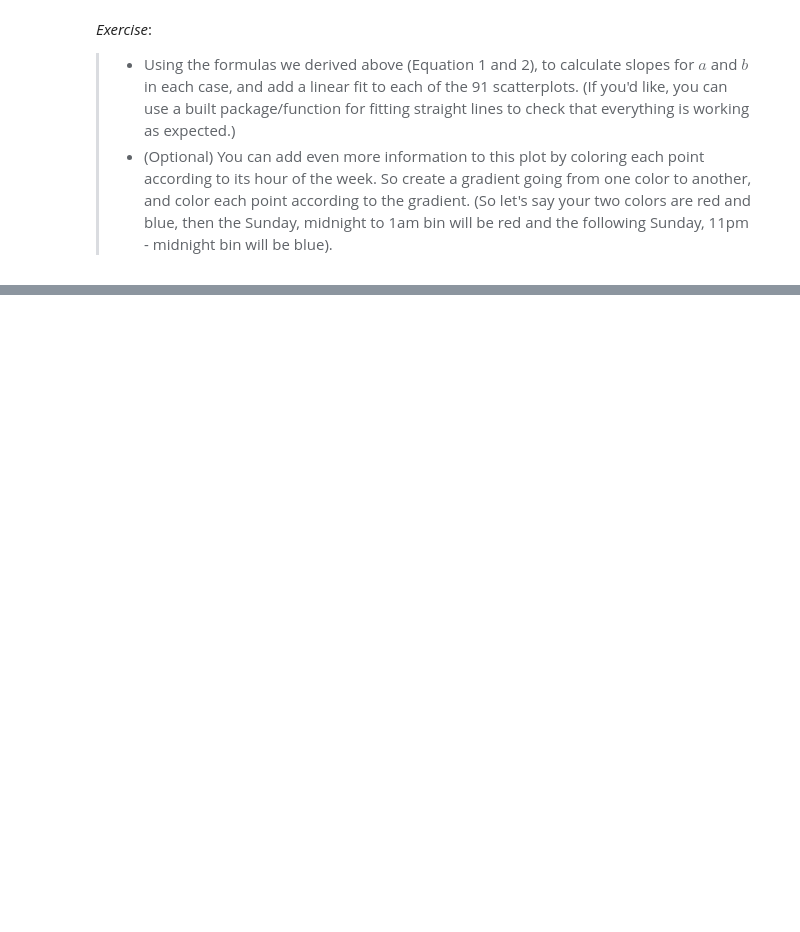
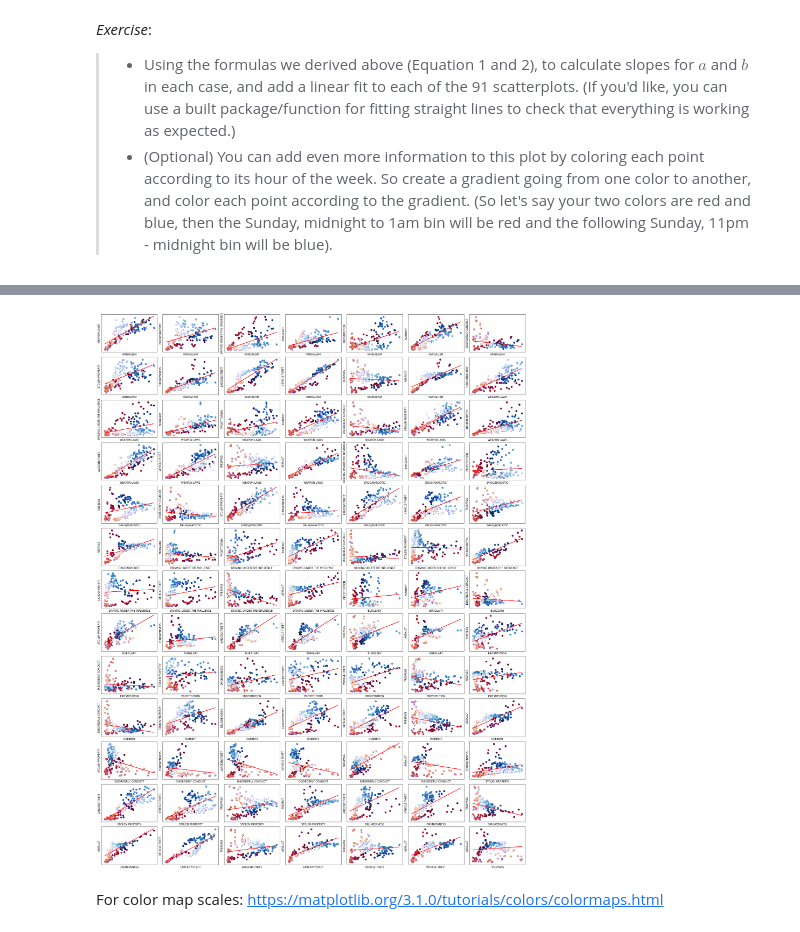
Before and after one commit to IncioMan/socialdata, a Jupyter notebook: Week5/Alex.ipynb, the cells around one changed output, grey strips where cells are left out. Cells and saved outputs as stored; diff of their text form; code cells hidden in the pictures; blank space fills up the shorter version.

```diff
--- a/Week5/Alex.ipynb
+++ b/Week5/Alex.ipynb
@@ -325,3 +346,34 @@ Aaaand we're done.
+# %%
+fig, axes = plt.subplots(nrows=13, ncols=7, figsize=(30,40))
+fig.subplots_adjust(hspace=0.13, wspace=0.1)
+visited_crimes = set()
+
+j = 0
+for crime1 in focuscrimes:
+    visited_crimes.add(crime1)
+    raw_data = data[(data.Category == crime1)].groupby(['DayOfWeek','Hour']).count().IncidntNum
+    d1 = raw_data.reset_index().IncidntNum
+
+    for crime2 in focuscrimes:
+        if(crime2 in visited_crimes):
+            continue
+        axi=axes[int(j/7), j%7]
+        j += 1
+        d2 = data[(data.Category == crime2)].groupby(['DayOfWeek','Hour'])\
+            .count().IncidntNum.reset_index().IncidntNum
+        axi.scatter(x=d1, y=d2, color="b")
+        a, b = fit_line(d1, d2)
+        axi.scatter(d1, d2, c=raw_data.index.droplevel(0), cmap='RdBu')
+        axi.plot(d1, [a*x + b for x in d1], color="red")
+        axi.set_xlabel(crime1)
+        axi.set_ylabel(crime2)
+        t = axi.get_xticklabels()
+        axi.get_xaxis().set_ticks([])
+        axi.get_yaxis().set_ticks([])
+# %% [output]
+[figure, added]
+# %% [markdown]
+For color map scales: https://matplotlib.org/3.1.0/tutorials/colors/colormaps.html
 # %% [markdown]
 ### Goodness of fit as a measure of correlation
 
```
Also changed, not shown: parts of 18 cells of this notebook.
